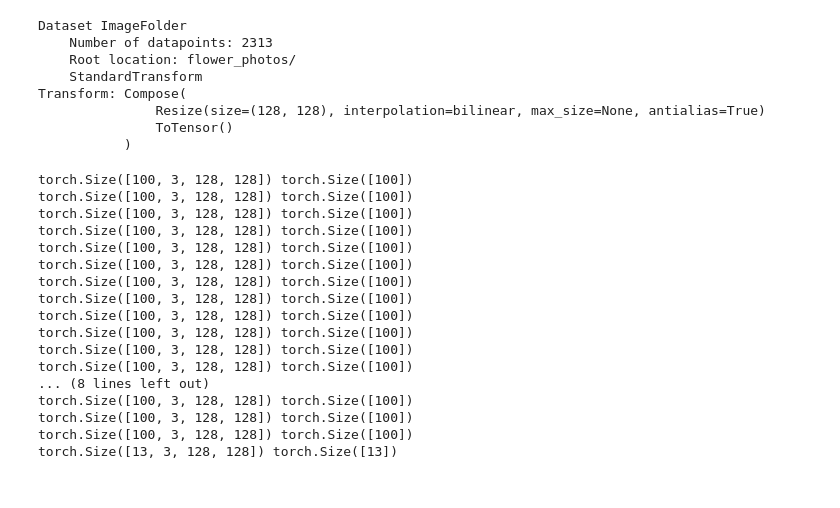
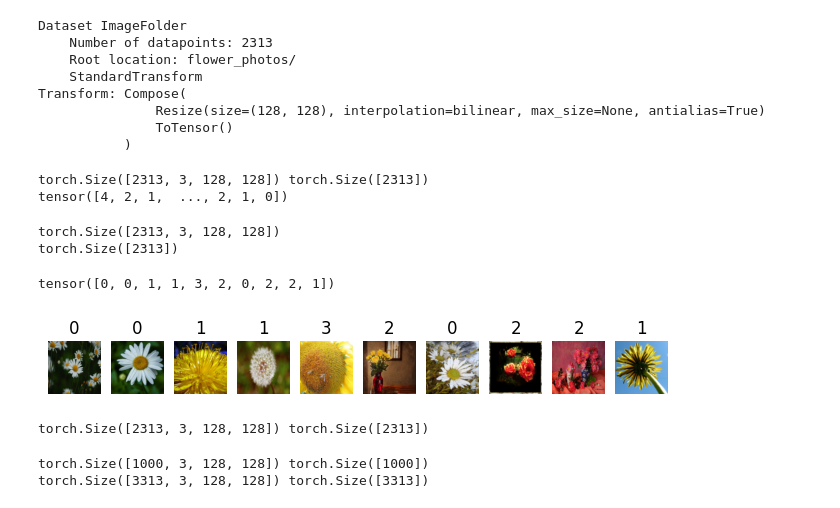
Before and after one commit to 20150030/pytorchProject, a Jupyter notebook: ch08/flower_cnn.ipynb, the cells around one changed output. Saved outputs shown, nothing was run; the diff lists cells and outputs as text; code cells hidden in the pictures.

```diff
--- a/ch08/flower_cnn.ipynb
+++ b/ch08/flower_cnn.ipynb
@@ -39,25 +39,32 @@ Transform: Compose(
                ToTensor()
            )
 # %%
-original_loader=DataLoader(original_datasets,batch_size=100,shuffle=True,num_workers=1)
+original_loader=DataLoader(original_datasets,
+                           batch_size=2313,
+                           shuffle=True,
+                           drop_last=False,
+                           num_workers=1) # 데이터 로시드 사용할 병렬 프로세스 수, 단일 프로세스 사용
 # %%
-for X,Y in original_loader:
-  print(X.size(),Y.size())
+for X, Y in original_loader:
+    print(X.size(), Y.size())
+    print(Y)
+    break
 # %% [output]
-torch.Size([100, 3, 128, 128]) torch.Size([100])
-torch.Size([100, 3, 128, 128]) torch.Size([100])
-torch.Size([100, 3, 128, 128]) torch.Size([100])
-torch.Size([100, 3, 128, 128]) torch.Size([100])
-torch.Size([100, 3, 128, 128]) torch.Size([100])
-torch.Size([100, 3, 128, 128]) torch.Size([100])
-torch.Size([100, 3, 128, 128]) torch.Size([100])
-torch.Size([100, 3, 128, 128]) torch.Size([100])
-torch.Size([100, 3, 128, 128]) torch.Size([100])
-torch.Size([100, 3, 128, 128]) torch.Size([100])
-torch.Size([100, 3, 128, 128]) torch.Size([100])
-torch.Size([100, 3, 128, 128]) torch.Size([100])
-... (8 lines left out)
-torch.Size([100, 3, 128, 128]) torch.Size([100])
-torch.Size([100, 3, 128, 128]) torch.Size([100])
-torch.Size([100, 3, 128, 128]) torch.Size([100])
-torch.Size([13, 3, 128, 128]) torch.Size([13])
+torch.Size([2313, 3, 128, 128]) torch.Size([2313])
+tensor([4, 2, 1,  ..., 2, 1, 0])
+# %%
+# 이미지 로더로 부터 이미지와 label을 추출
+#total_batch=len(original_loader)
+#print(total_batch)
+#for i in range(total_batch):
+original_images, labels=next(iter(original_loader))
+#loader로부터 원래의 이미지로부터 새로운 이미지와 레이블 추출
+print(original_images.shape)
+print(labels.shape)
+# %% [output]
+torch.Size([2313, 3, 128, 128])
+torch.Size([2313])
+# %%
+print(labels[:10])
+# %% [output]
+tensor([0, 0, 1, 1, 3, 2, 0, 2, 2, 1])
@@ -63,0 +75,16 @@ torch.Size([13, 3, 128, 128]) torch.Size([13])
+# %%
+plt.figure(figsize=(8,2))
+for i in range(10):
+    plt.subplot(1, 10, i+1)
+    plt.title(labels[i].item())
+    plt.imshow(original_images[i].permute(1,2,0))
+    plt.axis('off')
+plt.show()
+# %% [output]
+[figure, added]
+# %%
+X1=original_images #3,128,128 : 채널, 행, 열
+Y1=labels
+print(X1.size(), Y1.size())
+# %% [output]
+torch.Size([2313, 3, 128, 128]) torch.Size([2313])
@@ -63,0 +106,8 @@ torch.Size([13, 3, 128, 128]) torch.Size([13])
+# %%
+print(transforms_images.size(), transforms_labels.size())
+X2=torch.cat([X1, transforms_images], dim=0)
+Y2=torch.cat([Y1, transforms_labels],dim=0)
+print(X2.size(), Y2.size())
+# %% [output]
+torch.Size([1000, 3, 128, 128]) torch.Size([1000])
+torch.Size([3313, 3, 128, 128]) torch.Size([3313])
```
Also changed, not shown: parts of 25 cells of this notebook, 2 other files.
